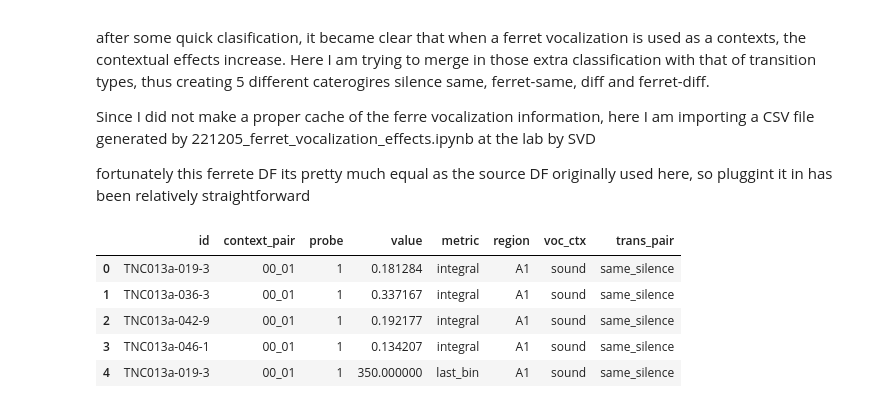
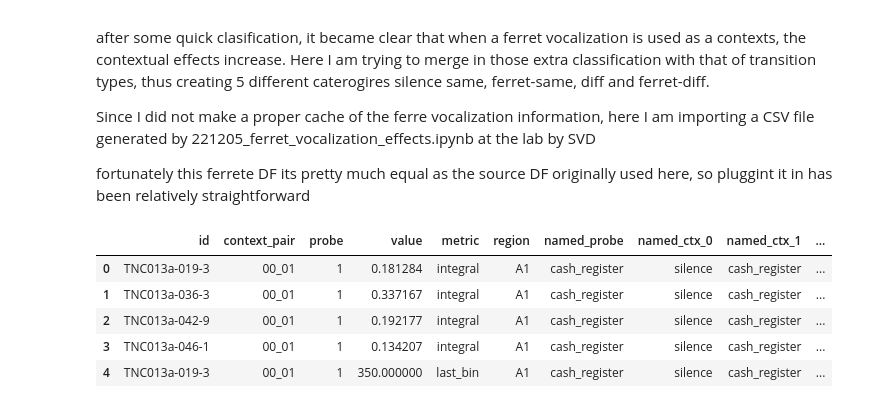
Before and after one commit to Mateo-Lopez-Espejo/context_probe_analysis, a Jupyter notebook: reports/paper/figure_02.ipynb, the cells around one changed output. Saved outputs shown, nothing was run; the diff lists cells and outputs as text; code cells hidden in the pictures.

```diff
--- a/reports/paper/figure_02.ipynb
+++ b/reports/paper/figure_02.ipynb
@@ -311,26 +298,30 @@ Since I did not make a proper cache of the ferre vocalization information, here
 fortunately this ferrete DF its pretty much equal as the source DF originally used here, so pluggint it in has
 been relatively straightforward
 # %%
-relevant_cols = ['id', 'context_pair', 'probe', 'value', 'metric', 'region', 'voc_ctx']
+# relevant_cols = ['id', 'context_pair', 'probe', 'value', 'metric', 'region', 'voc_ctx', 'voc_prb']
+relevant_cols = ['id', 'region', 'named_ctx_0', 'named_ctx_1', 'named_probe',
+                 'context_pair', 'probe', 'voc_ctx', 'voc_prb',
+                 'metric', 'value']
 ferret_df = pd.read_csv(pl.Path(config['paths']['analysis_cache']) / "230308_ferret_voc.csv",
                         usecols=relevant_cols,
                         dtype={key:('category' if key!='value' else 'float32') for key in relevant_cols})
+
 fprobes = ferret_df['probe'].unique().tolist()
 ferret_df['probe'] = ferret_df['probe'].replace({p:int(p) for p in fprobes}) # replace category of str for cat of int
 
 ferret_df = add_classified_contexts(ferret_df)
 ferret_df.head()
 # confirm that ferret_df has the same data as the full original dataframe
 # print(DF.shape)
 # print(ferret_df.shape)
 # checkmerge = pd.merge( left=DF, right=ferret_df, on=['id','context_pair','probe','metric'], validate='1:1')
 # print(checkmerge.shape)
 # print(checkmerge.head())
 # %% [output]
-|  | id | context_pair | probe | value | metric | region | voc_ctx | trans_pair |
-| 0 | TNC013a-019-3 | 00_01 | 1 | 0.181284 | integral | A1 | sound | same_silence |
-| 1 | TNC013a-036-3 | 00_01 | 1 | 0.337167 | integral | A1 | sound | same_silence |
-| 2 | TNC013a-042-9 | 00_01 | 1 | 0.192177 | integral | A1 | sound | same_silence |
-| 3 | TNC013a-046-1 | 00_01 | 1 | 0.134207 | integral | A1 | sound | same_silence |
-| 4 | TNC013a-019-3 | 00_01 | 1 | 350.000000 | last_bin | A1 | sound | same_silence |
+|  | id | context_pair | probe | value | metric | region | named_probe | named_ctx_0 | named_ctx_1 | ... |
+| 0 | TNC013a-019-3 | 00_01 | 1 | 0.181284 | integral | A1 | cash_register | silence | cash_register | ... |
+| 1 | TNC013a-036-3 | 00_01 | 1 | 0.337167 | integral | A1 | cash_register | silence | cash_register | ... |
+| 2 | TNC013a-042-9 | 00_01 | 1 | 0.192177 | integral | A1 | cash_register | silence | cash_register | ... |
+| 3 | TNC013a-046-1 | 00_01 | 1 | 0.134207 | integral | A1 | cash_register | silence | cash_register | ... |
+| 4 | TNC013a-019-3 | 00_01 | 1 | 350.000000 | last_bin | A1 | cash_register | silence | cash_register | ... |
 # %%
```
Also changed, not shown: parts of 26 cells of this notebook, 10 other files.
